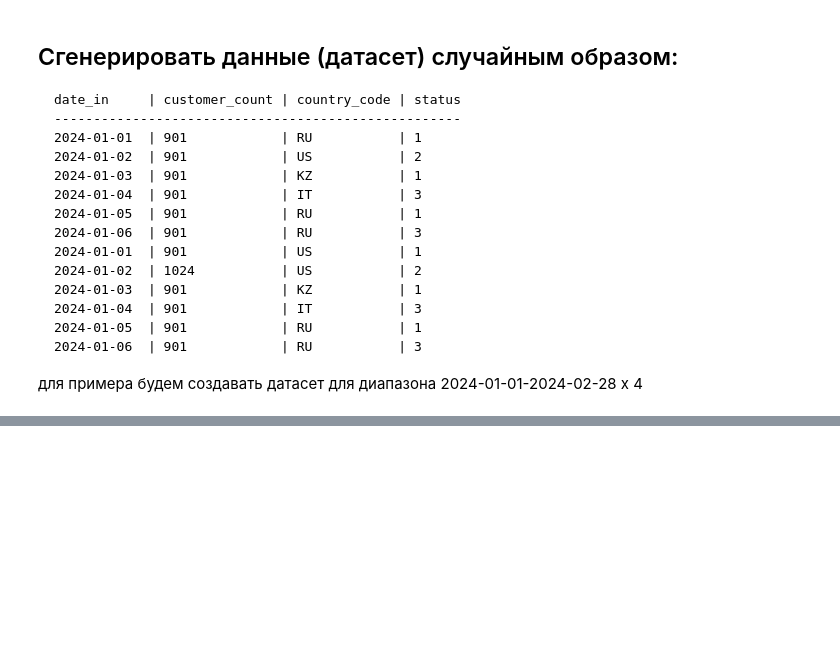
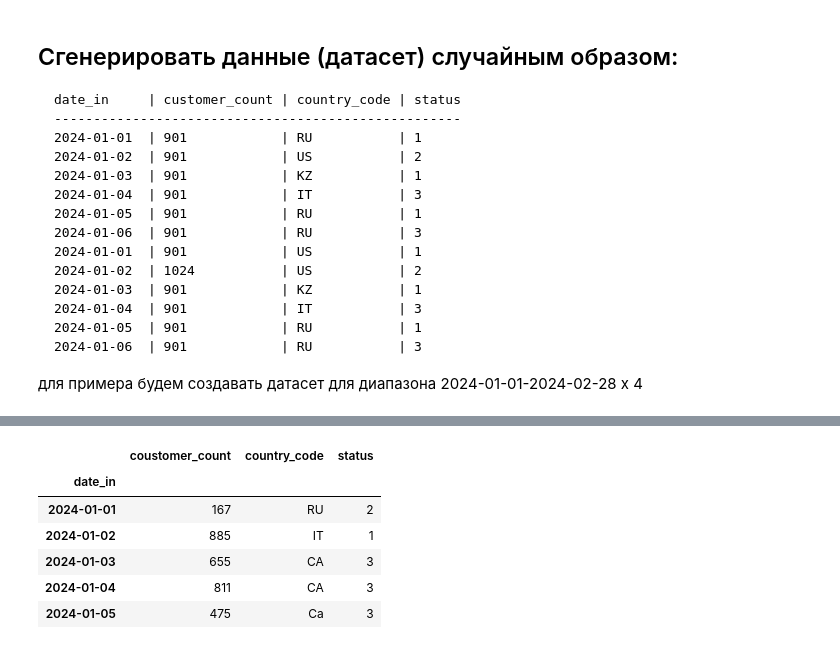
Before and after one commit to Data-Engineer-Course-Materials/big-data-02-2024, a Jupyter notebook: pandas_task_2.ipynb, the cells around one changed output, grey strips where cells are left out. Cells and saved outputs as stored; diff of their text form; code cells hidden in the pictures; blank space fills up the shorter version.

```diff
--- a/pandas_task_2.ipynb
+++ b/pandas_task_2.ipynb
@@ -43,0 +95,11 @@ df = pd.DataFrame(data=dataset, columns=['date_in', 'coustomer_count', 'country_
+# %%
+df = pd.read_excel('company_stats.xlsx', 0, index_col='date_in')
+df.head()
+# %% [output]
+|  | coustomer_count | country_code | status |
+| date_in |  |  |  |
+| 2024-01-01 | 167 | RU | 2 |
+| 2024-01-02 | 885 | IT | 1 |
+| 2024-01-03 | 655 | CA | 3 |
+| 2024-01-04 | 811 | CA | 3 |
+| 2024-01-05 | 475 | Ca | 3 |
```
Also changed, not shown: parts of 11 cells of this notebook.
